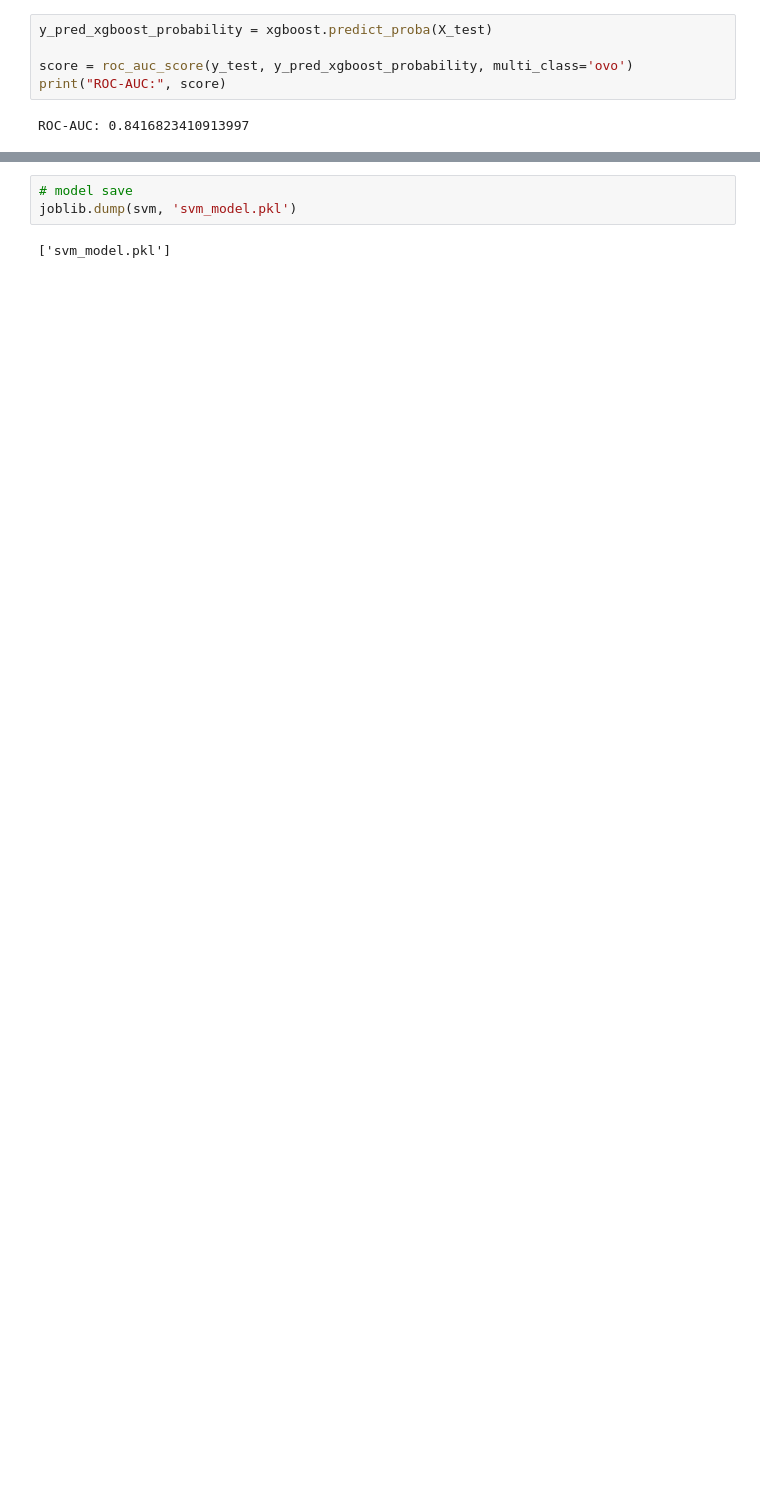
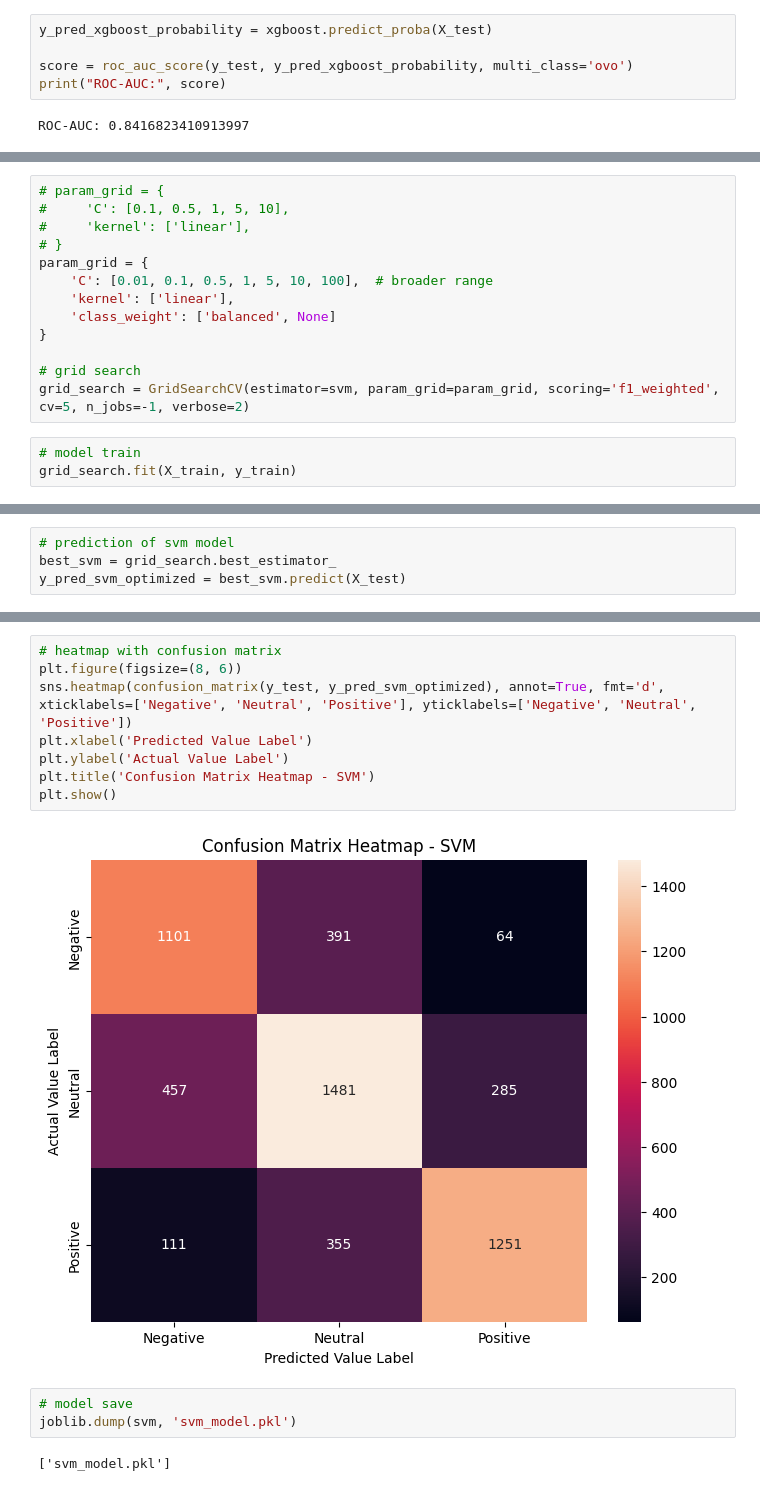
Before and after one commit to meutsabdahal/text-sentiment-analysis, a Jupyter notebook: text_sentiment_analysis.ipynb, the cells around one changed output, grey strips where cells are left out. Cells and saved outputs as stored; diff of their text form; blank space fills up the shorter version.

```diff
--- a/text_sentiment_analysis.ipynb
+++ b/text_sentiment_analysis.ipynb
@@ -401,0 +406,16 @@ ROC-AUC: 0.8416823410913997
+# %%
+# param_grid = {
+#     'C': [0.1, 0.5, 1, 5, 10],
+#     'kernel': ['linear'],
+# }
+param_grid = {
+    'C': [0.01, 0.1, 0.5, 1, 5, 10, 100],  # broader range
+    'kernel': ['linear'],
+    'class_weight': ['balanced', None]
+}
+
+# grid search
+grid_search = GridSearchCV(estimator=svm, param_grid=param_grid, scoring='f1_weighted', cv=5, n_jobs=-1, verbose=2)
+# %%
+# model train
+grid_search.fit(X_train, y_train)
@@ -401,0 +433,4 @@ ROC-AUC: 0.8416823410913997
+# %%
+# prediction of svm model
+best_svm = grid_search.best_estimator_
+y_pred_svm_optimized = best_svm.predict(X_test)
@@ -402,3 +449,13 @@ ROC-AUC: 0.8416823410913997
+# %%
+# heatmap with confusion matrix
+plt.figure(figsize=(8, 6))
+sns.heatmap(confusion_matrix(y_test, y_pred_svm_optimized), annot=True, fmt='d', xticklabels=['Negative', 'Neutral', 'Positive'], yticklabels=['Negative', 'Neutral', 'Positive'])
+plt.xlabel('Predicted Value Label')
+plt.ylabel('Actual Value Label')
+plt.title('Confusion Matrix Heatmap - SVM')
+plt.show()
+# %% [output]
+[figure, added]
 # %%
 # model save
 joblib.dump(svm, 'svm_model.pkl')
```
Also changed, not shown: parts of 10 cells of this notebook, 2 other files.
